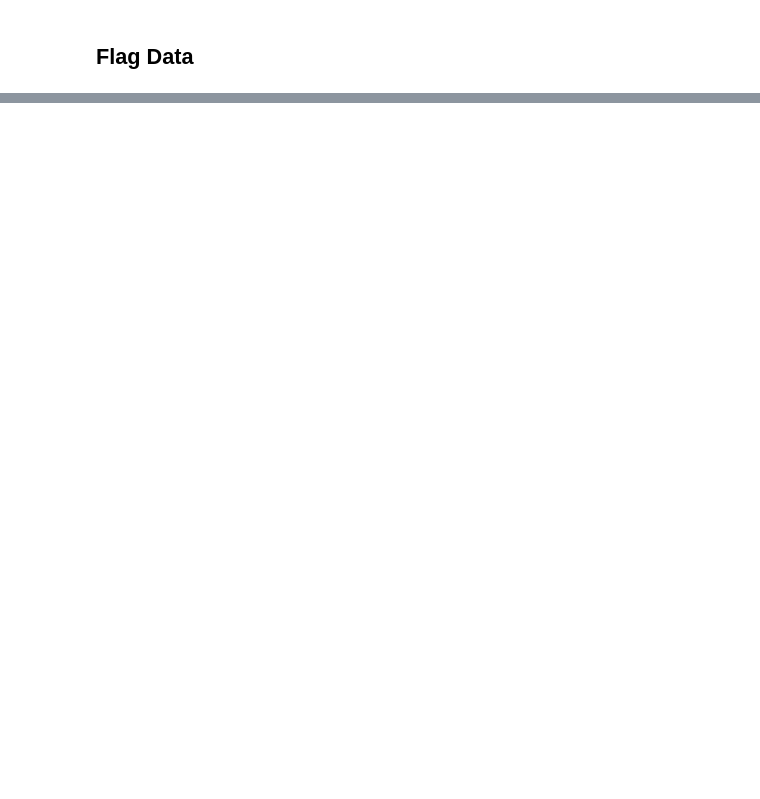
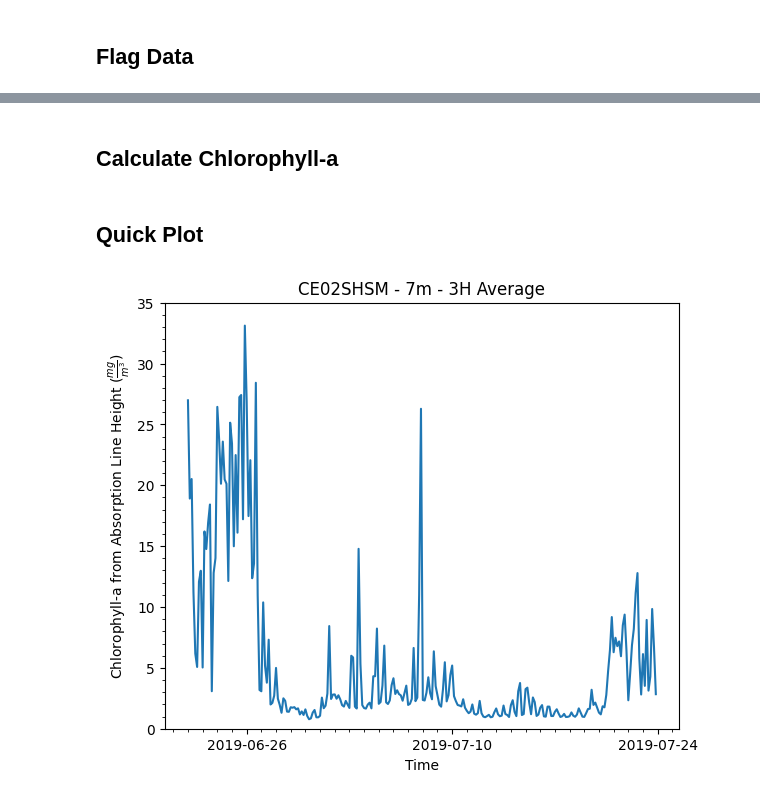
Before and after one commit to thorblock/acspype, a Jupyter notebook: examples/ooi_ce02shsm.ipynb, the cells around one changed output, grey strips where cells are left out. Drawn from its saved outputs; the diff is of its cells as text; code cells hidden in the pictures; blank space fills up the shorter version.

```diff
--- a/examples/ooi_ce02shsm.ipynb
+++ b/examples/ooi_ce02shsm.ipynb
@@ -58,3 +88,4 @@ ds['c_mts'] = acsproc.zero_shift(ds.c_mts)
 ## Flag Data
 # %%
 ds['flag_internal_temperature'] = acsqaqc.internal_temperature_test(ds['internal_temperature'], dev)
+ds['flag_elapsed_time'] = acsqaqc.elapsed_time_test(ds['elapsed_time'])
@@ -60,0 +96,26 @@ ds['flag_internal_temperature'] = acsqaqc.internal_temperature_test(ds['internal
+# %%
+ds = acsproc.interpolate_common_wavelengths(ds)
+# %% [markdown]
+## Calculate Chlorophyll-a
+# %%
+ds['chl_alh'] = compute_chl_alh(ds['a_mts_baseline'])
+# %%
+chlr = ds['chl_alh'].rolling(time = 12+1, center = True).median(skipna = True)
+chlr = chlr.resample(time = '3h').mean(skipna = True)
+# %% [markdown]
+## Quick Plot
+# %%
+fig, ax = plt.subplots(1,1, figsize = (6,5), constrained_layout = True)
+ax.plot(chlr.time, chlr)
+
+ax.set_ylim(0, 35)
+ax.set_xlabel('Time')
+ax.set_ylabel(r'Chlorophyll-a from Absorption Line Height ($\frac{mg}{m^3}$)')
+ax.set_title('CE02SHSM - 7m - 3H Average')
+
+ax.xaxis.set_major_locator(mdates.DayLocator(interval = 14))
+ax.xaxis.set_minor_locator(mdates.DayLocator(interval = 1))
+ax.yaxis.set_major_locator(mticker.MultipleLocator(5))
+ax.yaxis.set_minor_locator(mticker.MultipleLocator(1))
+# %% [output]
+[figure, added]
```
Also changed, not shown: parts of 11 cells of this notebook, 3 other files.
